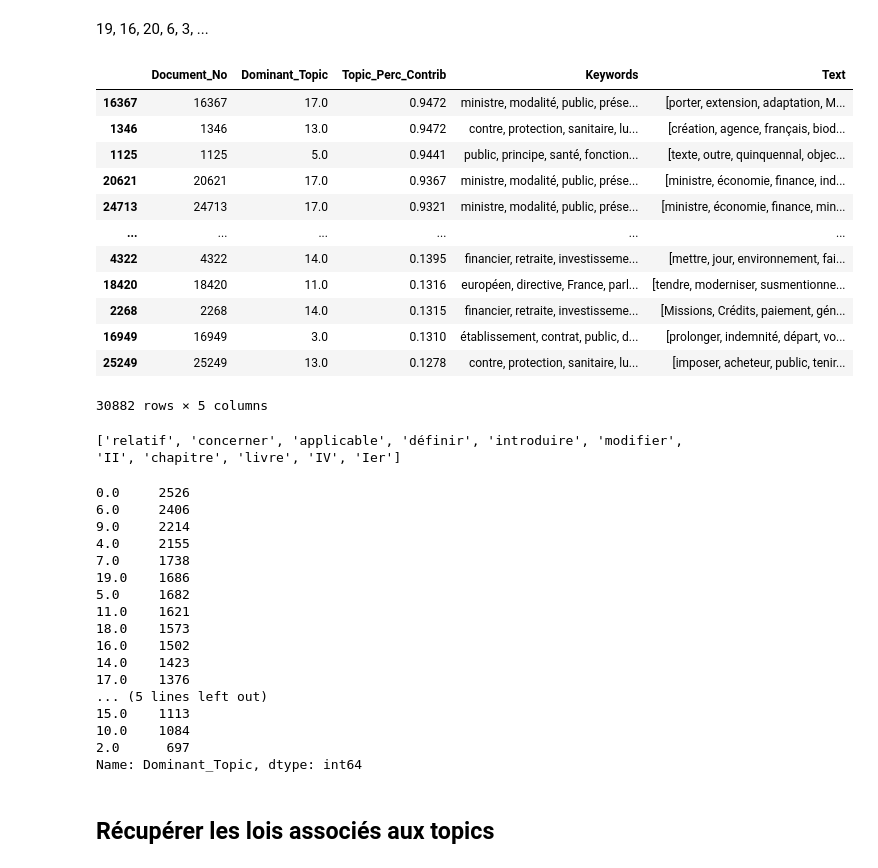
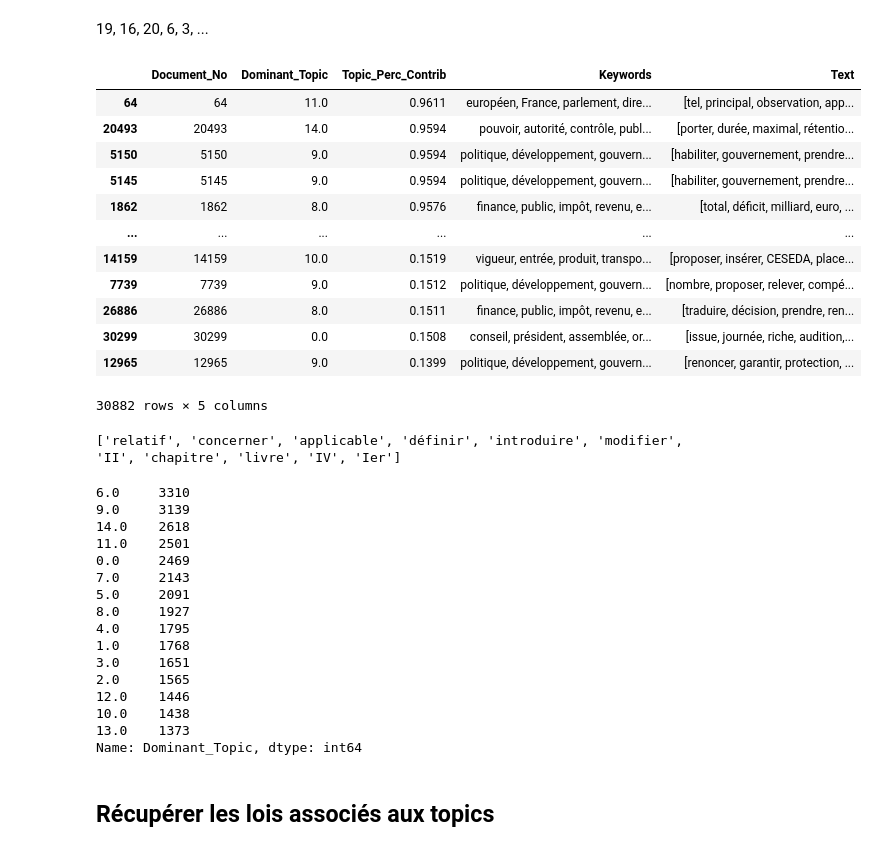
Before and after one commit to Geminy3/ProjetHNSKOL, a Jupyter notebook: Thématiques lemmatisé.ipynb, the cells around one changed output. Saved outputs shown, nothing was run; the diff lists cells and outputs as text; code cells hidden in the pictures.

```diff
--- a/Thématiques lemmatisé.ipynb
+++ b/Thématiques lemmatisé.ipynb
@@ -404,7 +400,7 @@ texts = data
 corpus = [dico.doc2bow(text) for text in texts]
 # %%
 #ntopics = 50
-ntopics = 20
+ntopics = 23
 # %%
 generate_lda = False
 
@@ -417,7 +413,7 @@ if generate_lda:
 # %%
 from gensim.test.utils import datapath
 
-temp_file = datapath("model20_lemma2") #"model20_lemma"
+temp_file = datapath("model15_lemma") #"model20_lemma" "model20_lemma2" "model15_lemma2"
 
 if generate_lda:
     ldamodel.save(temp_file)
@@ -479,21 +482,21 @@ df_dominant_topic = df_topic_sents_keywords.reset_index()
 df_dominant_topic.columns = ['Document_No', 'Dominant_Topic', 'Topic_Perc_Contrib', 'Keywords', 'Text']
 # %%
 df_dominant_topic.sort_values("Dominant_Topic", ascending=False)
-df_dominant_topic_novoid = df_dominant_topic.loc[df_dominant_topic.Topic_Perc_Contrib > 0.06]
+df_dominant_topic_novoid = df_dominant_topic.loc[df_dominant_topic.Topic_Perc_Contrib > 0.07]
 df_dominant_topic_novoid.sort_values("Topic_Perc_Contrib", ascending=False)
 # %% [output]
 |  | Document_No | Dominant_Topic | Topic_Perc_Contrib | Keywords | Text |
-| 16367 | 16367 | 17.0 | 0.9472 | ministre, modalité, public, prése... | [porter, extension, adaptation, M... |
-| 1346 | 1346 | 13.0 | 0.9472 | contre, protection, sanitaire, lu... | [création, agence, français, biod... |
-| 1125 | 1125 | 5.0 | 0.9441 | public, principe, santé, fonction... | [texte, outre, quinquennal, objec... |
-| 20621 | 20621 | 17.0 | 0.9367 | ministre, modalité, public, prése... | [ministre, économie, finance, ind... |
-| 24713 | 24713 | 17.0 | 0.9321 | ministre, modalité, public, prése... | [ministre, économie, finance, min... |
+| 64 | 64 | 11.0 | 0.9611 | européen, France, parlement, dire... | [tel, principal, observation, app... |
+| 20493 | 20493 | 14.0 | 0.9594 | pouvoir, autorité, contrôle, publ... | [porter, durée, maximal, rétentio... |
+| 5150 | 5150 | 9.0 | 0.9594 | politique, développement, gouvern... | [habiliter, gouvernement, prendre... |
+| 5145 | 5145 | 9.0 | 0.9594 | politique, développement, gouvern... | [habiliter, gouvernement, prendre... |
+| 1862 | 1862 | 8.0 | 0.9576 | finance, public, impôt, revenu, e... | [total, déficit, milliard, euro, ... |
 | ... | ... | ... | ... | ... | ... |
-| 4322 | 4322 | 14.0 | 0.1395 | financier, retraite, investisseme... | [mettre, jour, environnement, fai... |
-| 18420 | 18420 | 11.0 | 0.1316 | européen, directive, France, parl... | [tendre, moderniser, susmentionne... |
-| 2268 | 2268 | 14.0 | 0.1315 | financier, retraite, investisseme... | [Missions, Crédits, paiement, gén... |
-| 16949 | 16949 | 3.0 | 0.1310 | établissement, contrat, public, d... | [prolonger, indemnité, départ, vo... |
-| 25249 | 25249 | 13.0 | 0.1278 | contre, protection, sanitaire, lu... | [imposer, acheteur, public, tenir... |
+| 14159 | 14159 | 10.0 | 0.1519 | vigueur, entrée, produit, transpo... | [proposer, insérer, CESEDA, place... |
+| 7739 | 7739 | 9.0 | 0.1512 | politique, développement, gouvern... | [nombre, proposer, relever, compé... |
+| 26886 | 26886 | 8.0 | 0.1511 | finance, public, impôt, revenu, e... | [traduire, décision, prendre, ren... |
+| 30299 | 30299 | 0.0 | 0.1508 | conseil, président, assemblée, or... | [issue, journée, riche, audition,... |
+| 12965 | 12965 | 9.0 | 0.1399 | politique, développement, gouvern... | [renoncer, garantir, protection, ... |
 30882 rows × 5 columns
 # %%
 # SUPPRIMER CERTAINS MOTS DU CORPUS EN FONCTION D'UN TOPIC  /!\ NE PAS EXECUTER !
@@ -520,22 +523,21 @@ with open("./stopwords/stopwords_topics.txt", "w") as f:
 topic_counts = df_topic_sents_keywords['Dominant_Topic'].value_counts()
 topic_counts
 # %% [output]
-0.0     2526
-6.0     2406
-9.0     2214
-4.0     2155
-7.0     1738
-19.0    1686
-5.0     1682
-11.0    1621
-18.0    1573
-16.0    1502
-14.0    1423
-17.0    1376
-... (5 lines left out)
-15.0    1113
-10.0    1084
-2.0      697
+6.0     3310
+9.0     3139
+14.0    2618
+11.0    2501
+0.0     2469
+7.0     2143
+5.0     2091
+8.0     1927
+4.0     1795
+1.0     1768
+3.0     1651
+2.0     1565
+12.0    1446
+10.0    1438
+13.0    1373
 Name: Dominant_Topic, dtype: int64
 # %% [markdown]
 ## Récupérer les lois associés aux topics
```
Also changed, not shown: parts of 50 cells of this notebook, 1 other file.
